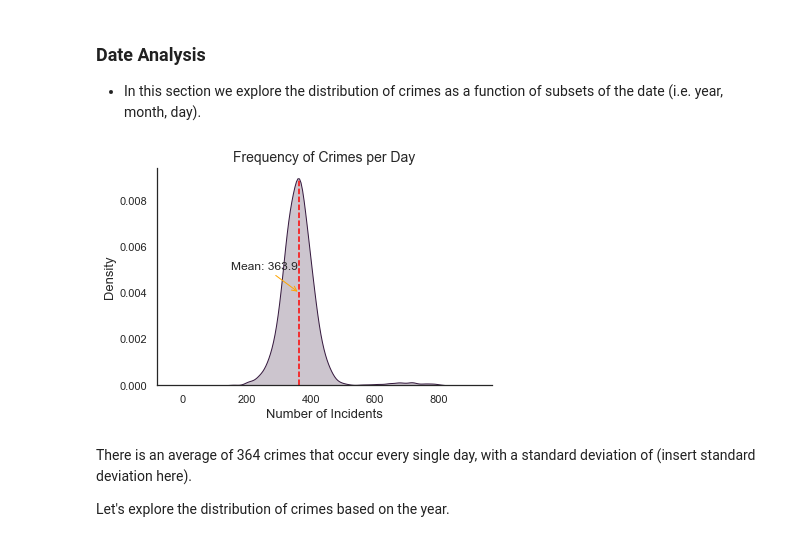
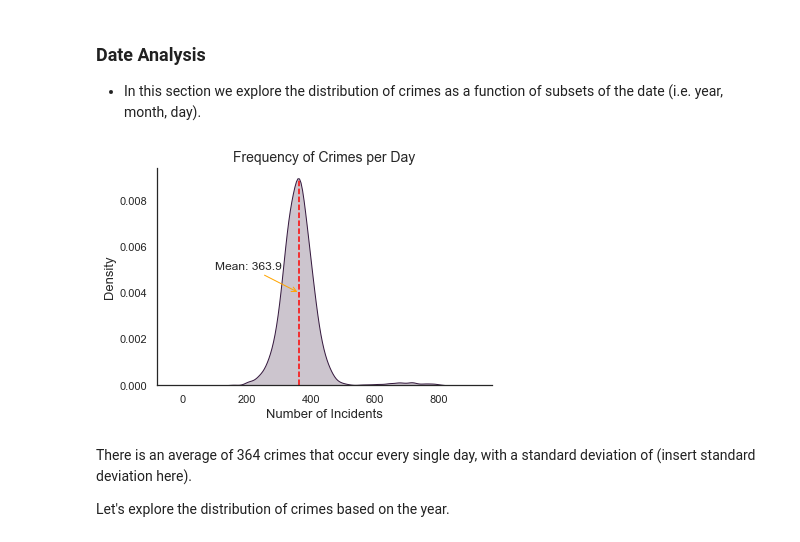
Before and after one commit to hu-simon/sf-crime-analysis, a Jupyter notebook: src/eda.ipynb, the cells around one changed output. Cells and saved outputs as stored; diff of their text form; code cells hidden in the pictures.

```diff
--- a/src/eda.ipynb
+++ b/src/eda.ipynb
@@ -52,18 +53,18 @@ The DataFrame contains the following columns:
 # %%
 # Create the KDE plot.
 date_frequency_data = dataframe.groupby("Date").count().iloc[:, 0]
 
 sns.kdeplot(data=date_frequency_data, shade=True)
 plt.axvline(x=date_frequency_data.mean(), ymax=0.95, linestyle="--", color="red")
 
 # Make the plot readable and understandable.
-plt.annotate("Mean: " + str(round(date_frequency_data.mean(), 1)), xy=(date_frequency_data.mean(), 0.004), arrowprops={"arrowstyle": "->", "color": "orange"}, xytext=(150, 0.005))
+plt.annotate("Mean: " + str(round(date_frequency_data.mean(), 1)), xy=(date_frequency_data.mean(), 0.004), arrowprops={"arrowstyle": "->", "color": "orange"}, xytext=(100, 0.005))
 plt.title("Frequency of Crimes per Day", fontdict={"fontsize": 14})
 plt.xlabel("Number of Incidents", fontdict={"fontsize": 13})
 plt.ylabel("Density", fontdict={"fontsize": 13})
 sns.despine()
 # %% [output]
-[figure, old version]
+[figure, new version]
 # %% [markdown]
 There is an average of 364 crimes that occur every single day, with a standard deviation of (insert standard deviation here).
 
```
Also changed, not shown: parts of 37 cells of this notebook, 10 other files.
